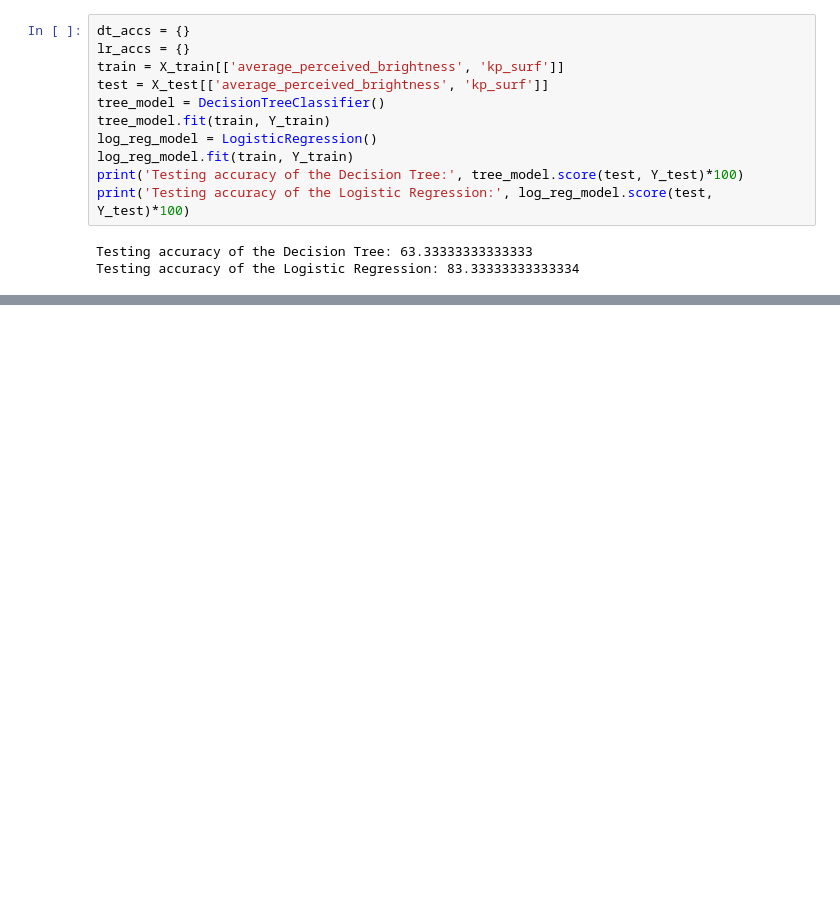
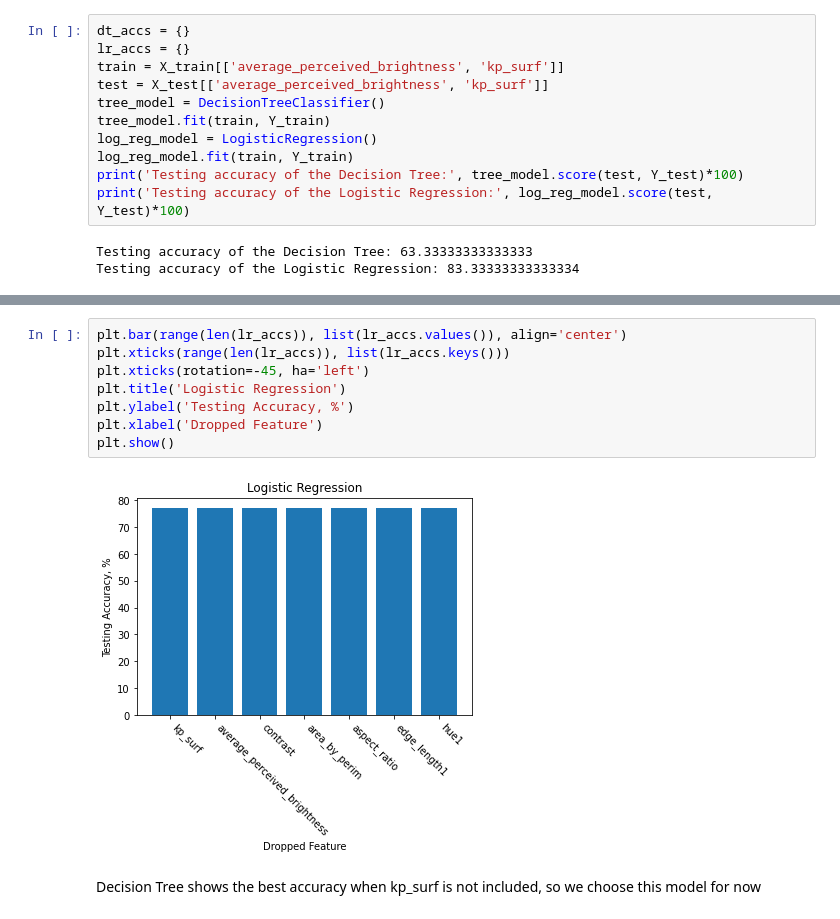
Before and after one commit to VladislavYarovenko/image_processing, a Jupyter notebook: Feature Testing.ipynb, the cells around one changed output, grey strips where cells are left out. Saved outputs shown, nothing was run; the diff lists cells and outputs as text; blank space fills up the shorter version.

```diff
--- a/Feature Testing.ipynb
+++ b/Feature Testing.ipynb
@@ -190,0 +283,12 @@ print(log_reg_model.score(test, Y_test)*100)
+# %%
+plt.bar(range(len(lr_accs)), list(lr_accs.values()), align='center')
+plt.xticks(range(len(lr_accs)), list(lr_accs.keys()))
+plt.xticks(rotation=-45, ha='left')
+plt.title('Logistic Regression')
+plt.ylabel('Testing Accuracy, %')
+plt.xlabel('Dropped Feature')
+plt.show()
+# %% [output]
+[figure, added]
+# %% [markdown]
+Decision Tree shows the best accuracy when kp_surf is not included, so we choose this model for now
```
Also changed, not shown: parts of 20 cells of this notebook.
